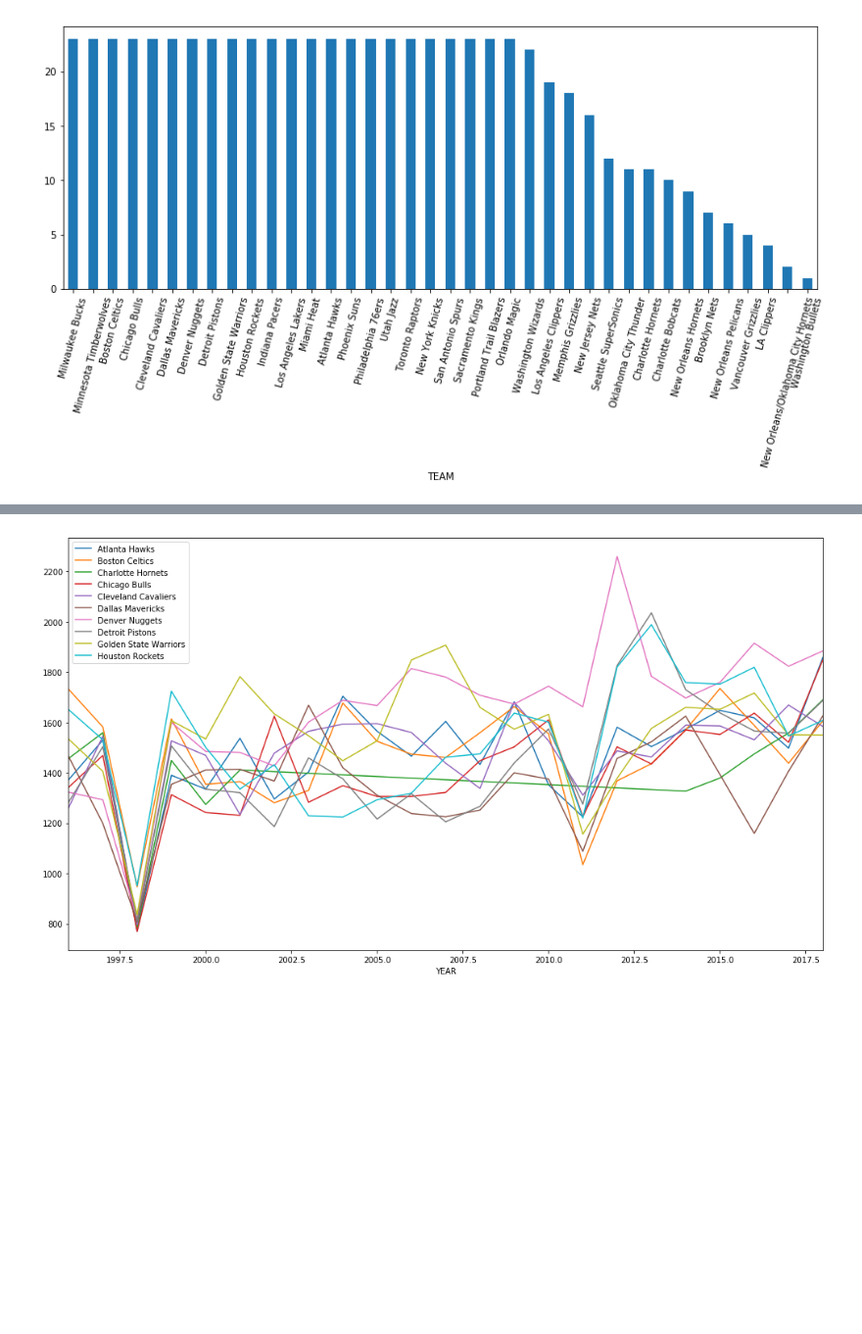
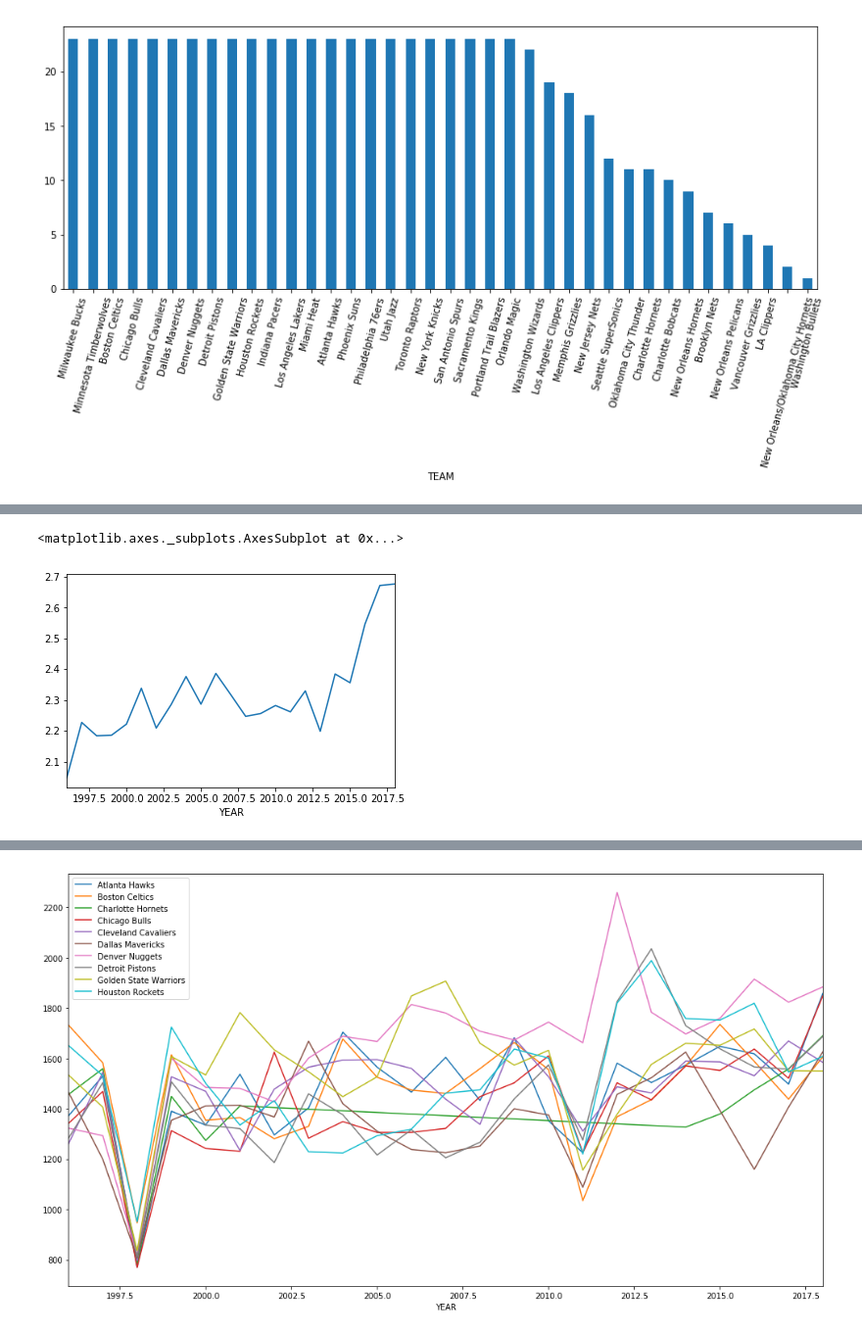
Before and after one commit to easonychang/HotShot-NBAEdition, a Jupyter notebook: Early_analysis.ipynb, the cells around one changed output, grey strips where cells are left out. Shown at 98% size. Cells and saved outputs as stored; diff of their text form; code cells hidden in the pictures; blank space fills up the shorter version.

```diff
--- a/Early_analysis.ipynb
+++ b/Early_analysis.ipynb
@@ -62,0 +131,6 @@ plt.show()
+# %%
+a = df.groupby('TEAM').apply(lambda df_: df_.set_index('YEAR', drop=True).sort_index()['avg_shot_dist'])
+a['Houston Rockets'].plot()
+# %% [output]
+<matplotlib.axes._subplots.AxesSubplot at 0x...>
+[figure, added]
```
Also changed, not shown: parts of 10 cells of this notebook.
